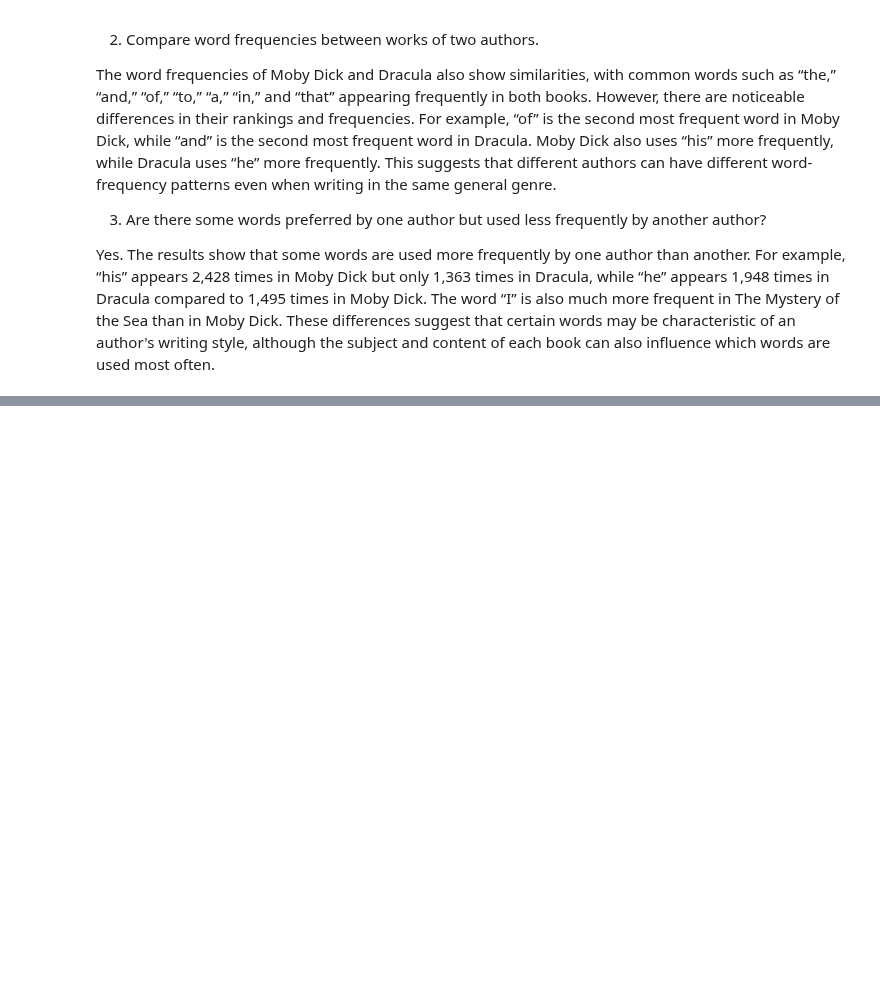
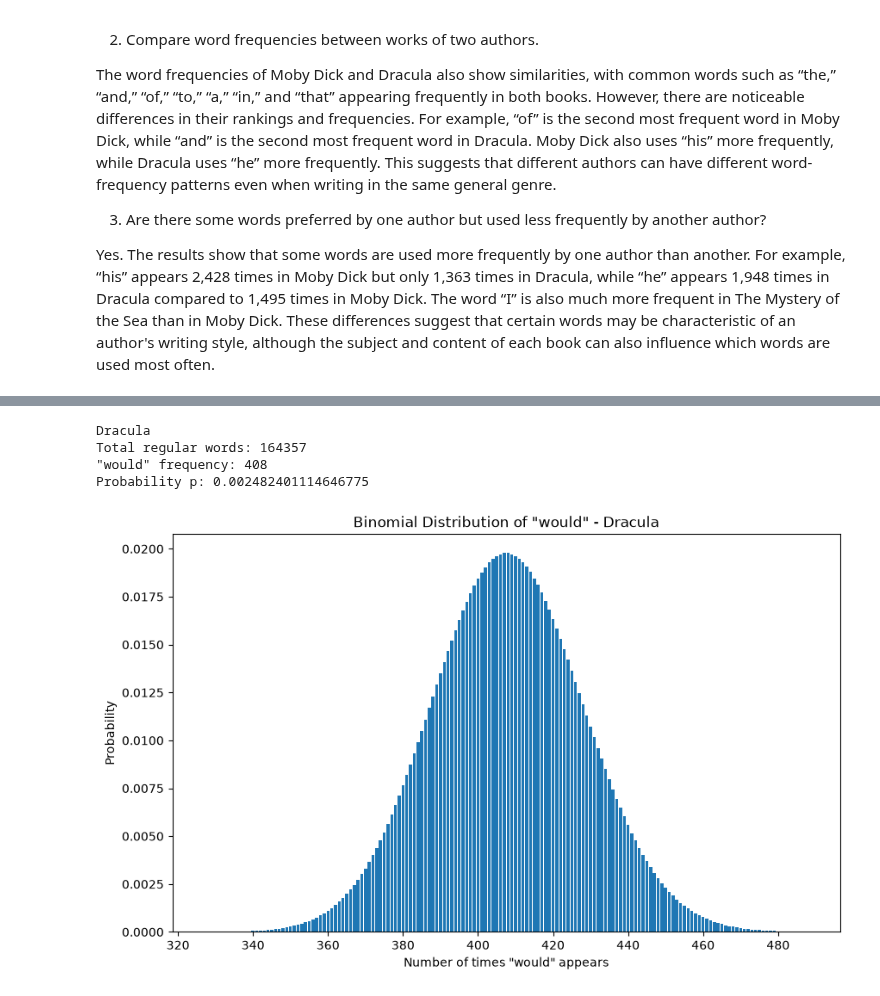
Before and after one commit to utk-cs445-fall26/MiniProject1, a Jupyter notebook: jmurph91.ipynb, the cells around one changed output, grey strips where cells are left out. Cells and saved outputs as stored; diff of their text form; code cells hidden in the pictures; blank space fills up the shorter version.

```diff
--- a/jmurph91.ipynb
+++ b/jmurph91.ipynb
@@ -217,0 +302,30 @@ Yes. The results show that some words are used more frequently by one author tha
+# %%
+# Extra Credit: Dracula
+
+# Calculate statistics
+tw3, would3, p3 = calculateStats(wf3, "would")
+
+print("Dracula")
+print("Total regular words:", tw3)
+print('"would" frequency:', would3)
+print("Probability p:", p3)
+
+# Create binomial distribution
+mean = tw3 * p3
+std = np.sqrt(tw3 * p3 * (1 - p3))
+x_plot = np.arange(max(0, int(mean - 4 * std)),
+                   int(mean + 4 * std) + 1)
+y_plot = binom.pmf(x_plot, tw3, p3)
+
+plt.figure(figsize=(10, 6))
+plt.bar(x_plot, y_plot)
+plt.title('Binomial Distribution of "would" - Dracula')
+plt.xlabel('Number of times "would" appears')
+plt.ylabel('Probability')
+plt.show()
+# %% [output]
+Dracula
+Total regular words: 164357
+"would" frequency: 408
+Probability p: 0.002482401114646775
+[figure, added]
```
Also changed, not shown: parts of 5 cells of this notebook.
